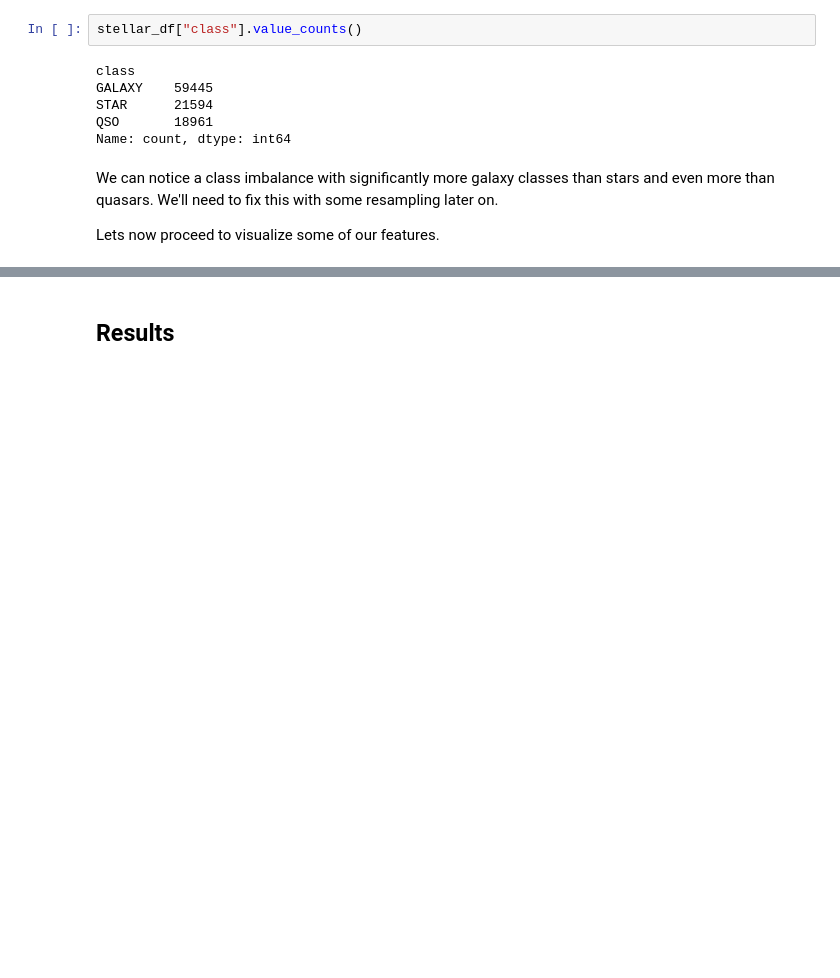
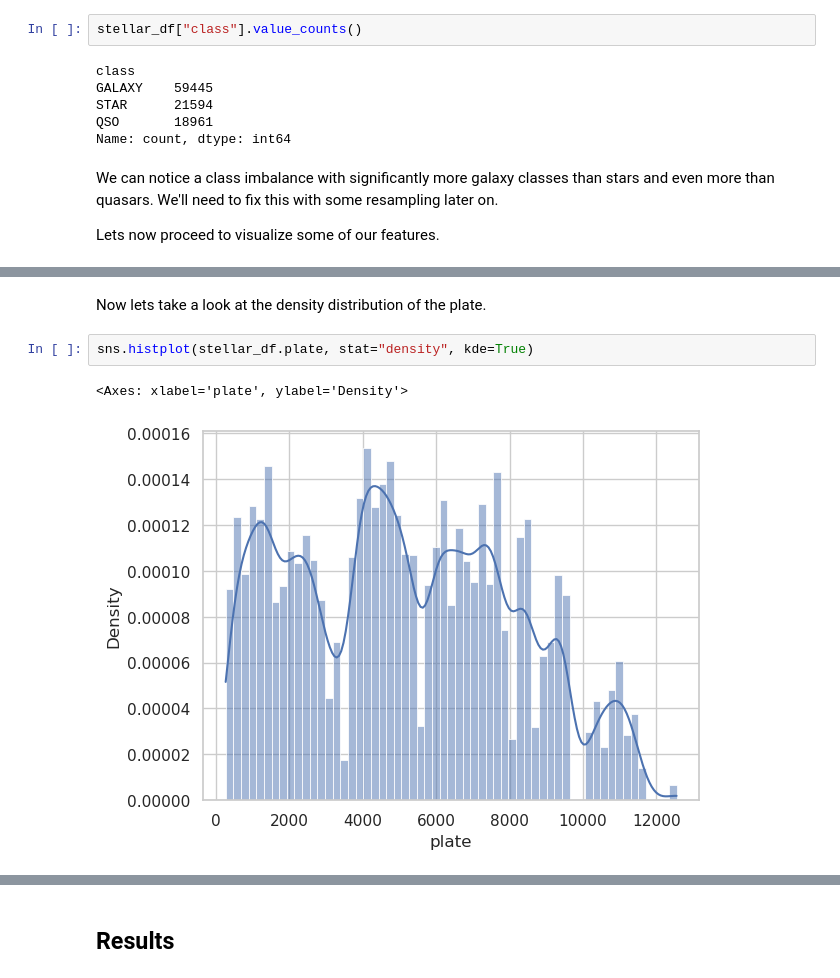
Before and after one commit to astroesteban/stellar-classification, a Jupyter notebook: stellar_classification.ipynb, the cells around one changed output, grey strips where cells are left out. Saved outputs shown, nothing was run; the diff lists cells and outputs as text; blank space fills up the shorter version.

```diff
--- a/stellar_classification.ipynb
+++ b/stellar_classification.ipynb
@@ -227,0 +247,7 @@ plt.show()
+# %% [markdown]
+Now lets take a look at the density distribution of the plate.
+# %%
+sns.histplot(stellar_df.plate, stat="density", kde=True)
+# %% [output]
+<Axes: xlabel='plate', ylabel='Density'>
+[figure, added]
```
Also changed, not shown: parts of 56 cells of this notebook, 7 other files.
